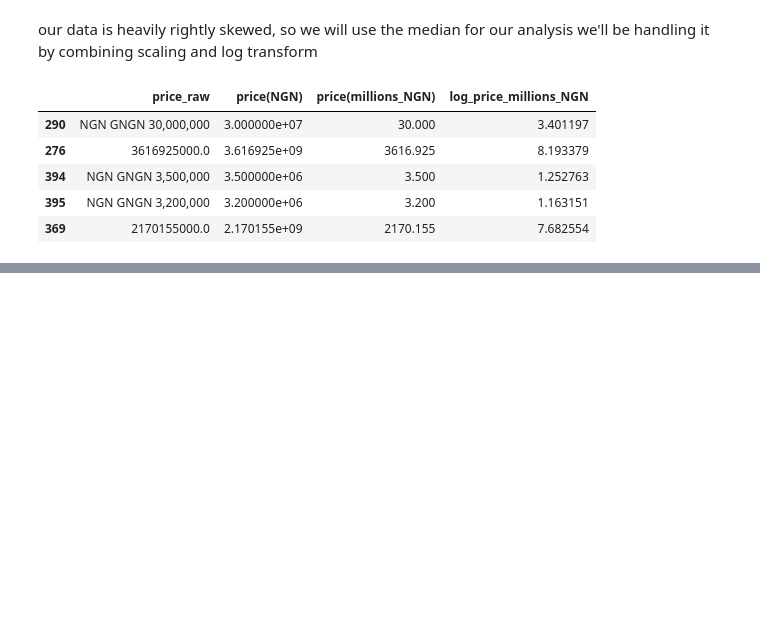
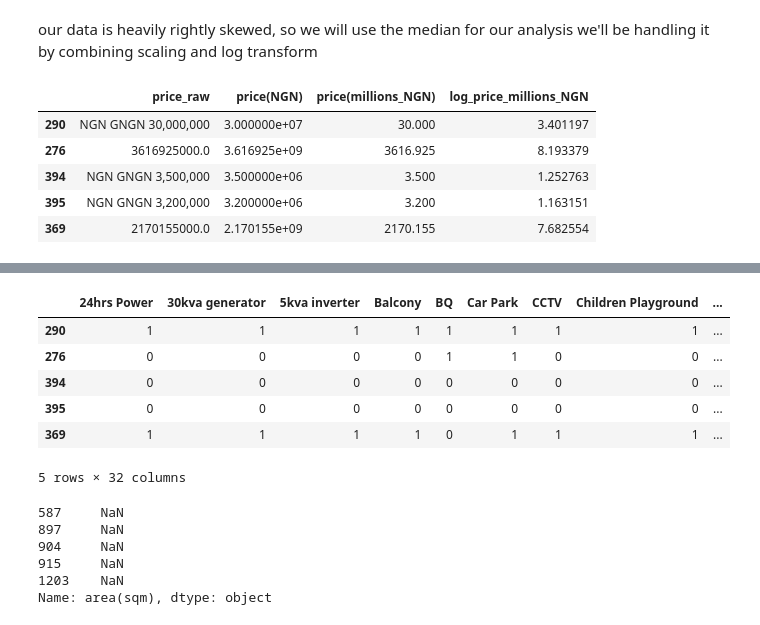
Before and after one commit to adamlaw669/Lagos-Real-Estate-Market-Analysis, a Jupyter notebook: notebooks/cleaning_eda.ipynb, the cells around one changed output, grey strips where cells are left out. Drawn from its saved outputs; the diff is of its cells as text; code cells hidden in the pictures; blank space fills up the shorter version.

```diff
--- a/notebooks/cleaning_eda.ipynb
+++ b/notebooks/cleaning_eda.ipynb
@@ -398,0 +440,20 @@ df_clean_2.to_csv('../data/cleaned/data_cleaned_v3.csv', index =False)
+# %%
+df_clean_2[cat_cols] = df_clean_2[cat_cols].fillna(False).astype(int)
+df_clean_2[cat_cols].head()
+# %% [output]
+|  | 24hrs Power | 30kva generator | 5kva inverter | Balcony | BQ | Car Park | CCTV | Children Playground | ... |
+| 290 | 1 | 1 | 1 | 1 | 1 | 1 | 1 | 1 | ... |
+| 276 | 0 | 0 | 0 | 0 | 1 | 1 | 0 | 0 | ... |
+| 394 | 0 | 0 | 0 | 0 | 0 | 0 | 0 | 0 | ... |
+| 395 | 0 | 0 | 0 | 0 | 0 | 0 | 0 | 0 | ... |
+| 369 | 1 | 1 | 1 | 1 | 0 | 1 | 1 | 1 | ... |
+5 rows × 32 columns
+# %%
+df_clean_2['area(sqm)'].tail()
+# %% [output]
+587     NaN
+897     NaN
+904     NaN
+915     NaN
+1203    NaN
+Name: area(sqm), dtype: object
```
Also changed, not shown: parts of 28 cells of this notebook, 1 other file.
